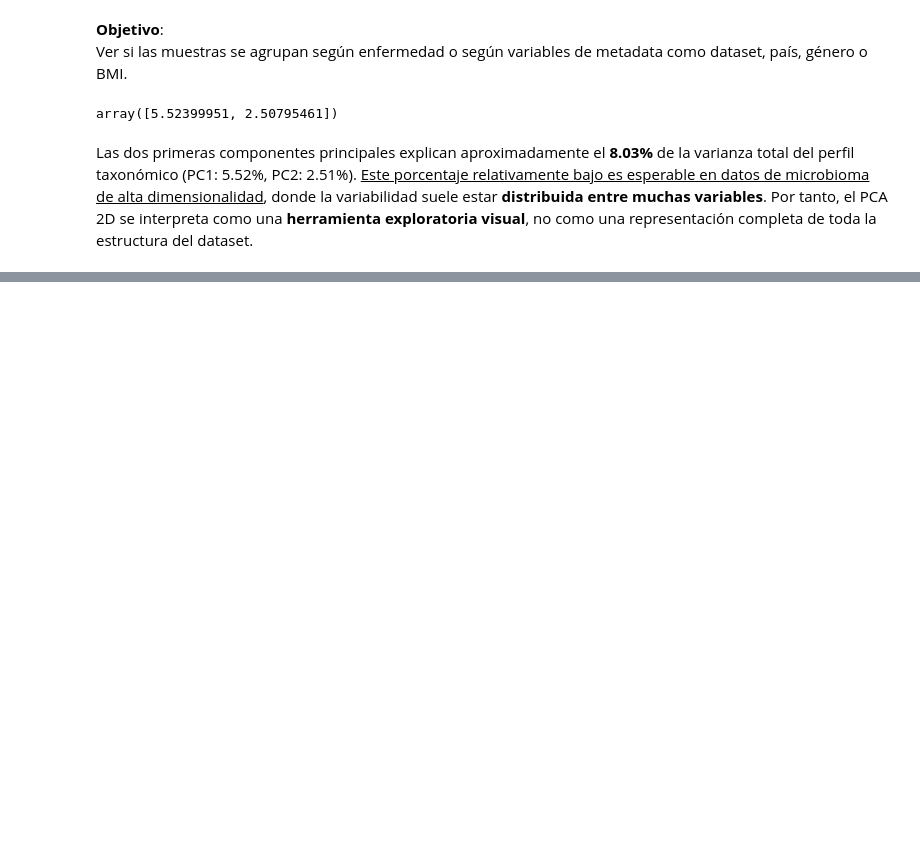
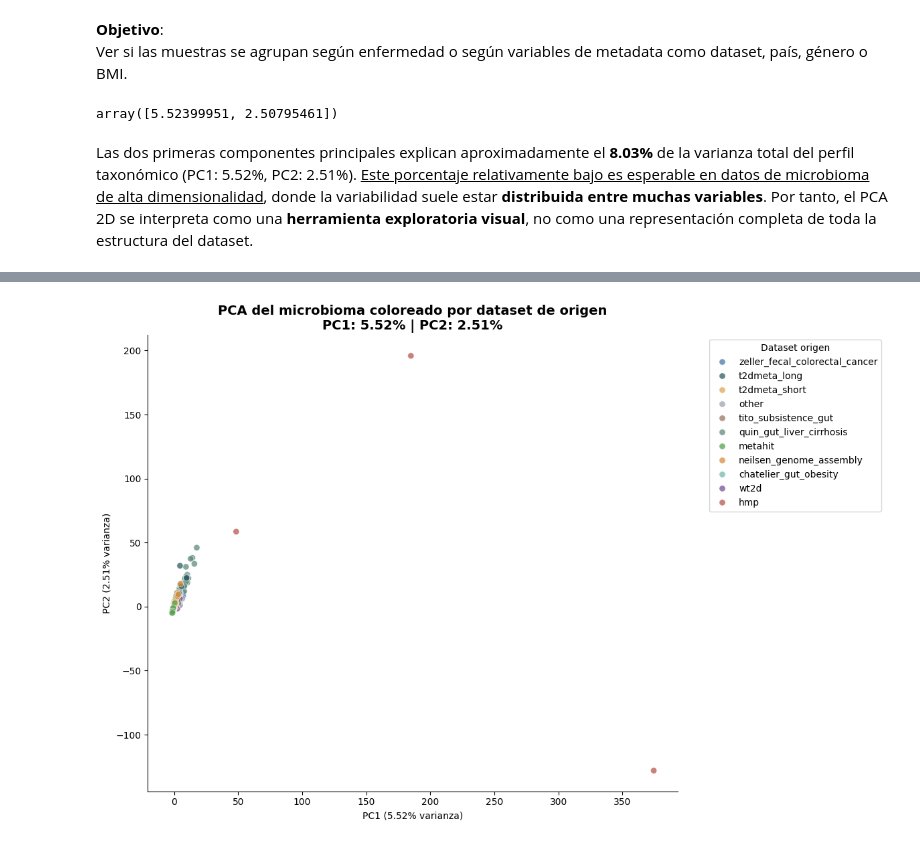
Before and after one commit to BPGLZG/ML, a Jupyter notebook: notebooks/EDA.ipynb, the cells around one changed output, grey strips where cells are left out. Drawn from its saved outputs; the diff is of its cells as text; code cells hidden in the pictures; blank space fills up the shorter version.

```diff
--- a/notebooks/EDA.ipynb
+++ b/notebooks/EDA.ipynb
@@ -1352,0 +1465,12 @@ Las dos primeras componentes principales explican aproximadamente el **8.03%** d
+# %%
+# PCA coloreado por dataset de origen
+
+dataset_counts = df_eda["dataset_name"].value_counts()
+
+top_n_datasets = 10
+top_datasets = dataset_counts.head(top_n_datasets).index.tolist()
+
+pca_df["dataset_plot"] = pca_df["dataset_name"].where(
+    pca_df["dataset_name"].isin(top_datasets),
+    "other"
+)
@@ -1352,0 +1498,43 @@ Las dos primeras componentes principales explican aproximadamente el **8.03%** d
+# %%
+# Gráfico
+plt.figure(figsize=(12, 8))
+
+sns.scatterplot(
+    data=pca_df,
+    x="PC1",
+    y="PC2",
+    hue="dataset_plot",
+    palette=dataset_palette,
+    alpha=0.75,
+    s=45
+)
+
+plt.title(
+    f"PCA del microbioma coloreado por dataset de origen\n"
+    f"PC1: {explained_variance[0]:.2f}% | PC2: {explained_variance[1]:.2f}%",
+    fontsize=14,
+    fontweight="bold"
+)
+
+plt.xlabel(f"PC1 ({explained_variance[0]:.2f}% varianza)")
+plt.ylabel(f"PC2 ({explained_variance[1]:.2f}% varianza)")
+
+plt.legend(
+    title="Dataset origen",
+    bbox_to_anchor=(1.05, 1),
+    loc="upper left"
+)
+
+sns.despine()
+plt.tight_layout()
+
+# Guardar gráfico
+plt.savefig(
+    f"D:/BOOTCAMP/CARPETA_BARBARA/ML_MICROBIOME/ML/docs/figures/pca_microbioma_dataset.png",
+    dpi=300,
+    bbox_inches="tight"
+)
+
+plt.show()
+# %% [output]
+[figure, added]
```
Also changed, not shown: parts of 31 cells of this notebook, 6 other files.
